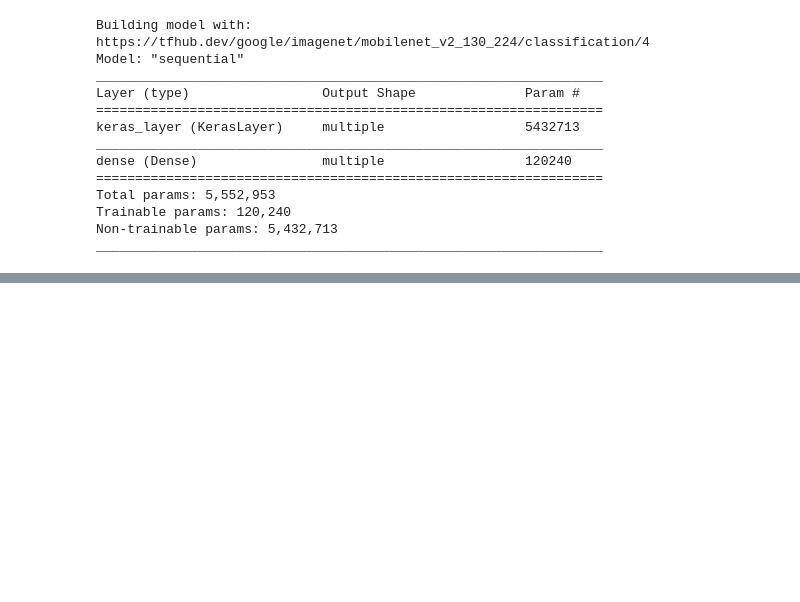
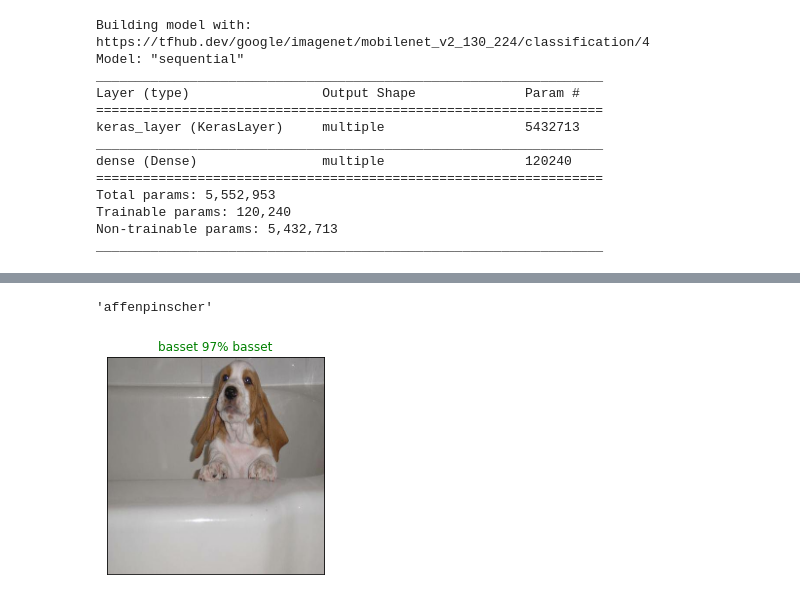
Before and after one commit to trueTRYtre3/Dog-Breed-Identification, a Jupyter notebook: dog_spotter.ipynb, the cells around one changed output, grey strips where cells are left out. Cells and saved outputs as stored; diff of their text form; code cells hidden in the pictures; blank space fills up the shorter version.

```diff
--- a/dog_spotter.ipynb
+++ b/dog_spotter.ipynb
@@ -464,0 +548,3 @@ _________________________________________________________________
+# %%
+predictions = model.predict(valid_data, verbose = 1)
+predictions
@@ -464,0 +579,19 @@ _________________________________________________________________
+# %%
+# Create a function to unbatch dataset
+def unbatch_fn(data):
+  """
+  Takes batch dataset of (image, label) tensors and returns seperate arrays of images and labels
+  """
+  images = []
+  labels = []
+
+  # Loop for unbatched data
+  for image, label in data.unbatch().as_numpy_iterator():
+    images.append(image)
+    labels.append(unique_breeds[np.argmax(label)])
+
+  return images, labels
+
+# Unbatch validation data
+val_images, val_labels = unbatch_fn(valid_data)
+val_images[0], val_labels[0]
@@ -464,0 +616,29 @@ _________________________________________________________________
+# %%
+prediction_label(val_labels[0])
+# %% [output]
+'affenpinscher'
+# %%
+def plot_prediction(prediction_prob, labels, images, n = 1):
+  """
+  View prediction, truth label and image for given sample n
+  """
+  pred_prob, true_label, image = prediction_prob[n], labels[n], images[n]
+
+  # Get the predicted label
+  pred_label = prediction_label(pred_prob)
+
+  # Change color of prediction depending on if prediction is right or wrong
+  if pred_label == true_label:
+    color = 'green'
+  else:
+    color = 'red'
+
+  # Plot image and remove ticks
+  plt.imshow(image)
+  plt.xticks([])
+  plt.yticks([])
+  plt.title('{} {:2.0f}% {}'.format(pred_label, np.max(pred_prob) * 100, true_label), color = color)
+# %%
+plot_prediction(prediction_prob= predictions, labels = val_labels, images = val_images, n = 2)
+# %% [output]
+[figure, added]
```
Also changed, not shown: parts of 61 cells of this notebook.
